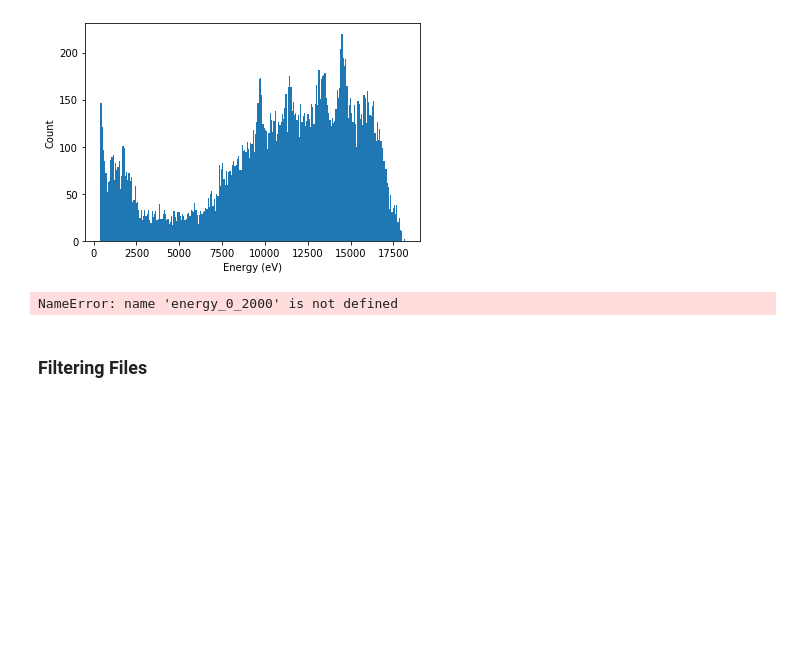
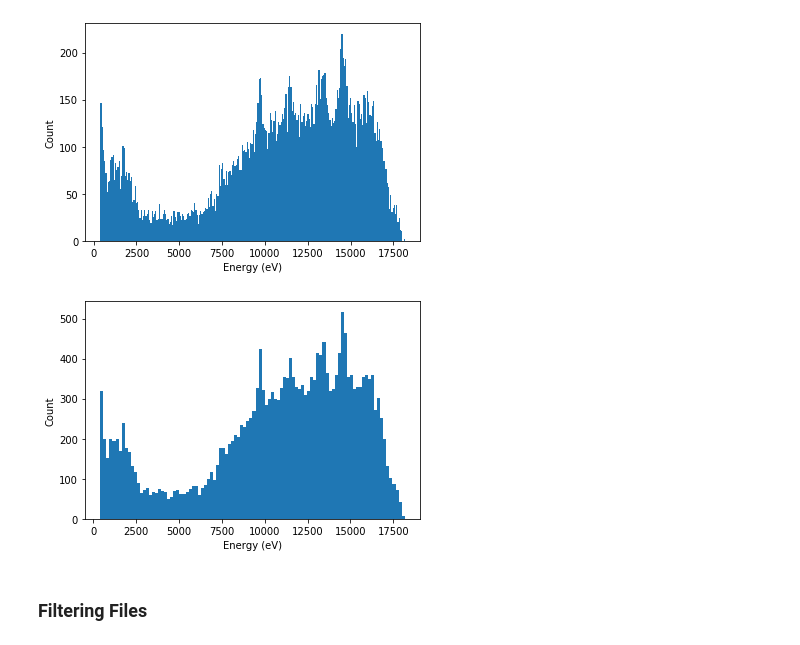
Before and after one commit to Optimal-Joke/Coreshine, a Jupyter notebook: Data File Info.ipynb, the cells around one changed output. Cells and saved outputs as stored; diff of their text form; code cells hidden in the pictures; blank space fills up the shorter version.

```diff
--- a/Data File Info.ipynb
+++ b/Data File Info.ipynb
@@ -84,12 +84,12 @@ plt.show()
 # %% [output]
 [figure]
 # %%
-energy_hist = plt.hist(energy_0_2000, bins=100)
+energy_hist = plt.hist(energy, bins=100)
 plt.xlabel("Energy (eV)")
 plt.ylabel("Count")
 plt.show()
 # %% [output]
-NameError: name 'energy_0_2000' is not defined
+[figure, added]
 # %% [markdown]
 ### Filtering Files
 # %%
```
Also changed, not shown: 2 other files.
